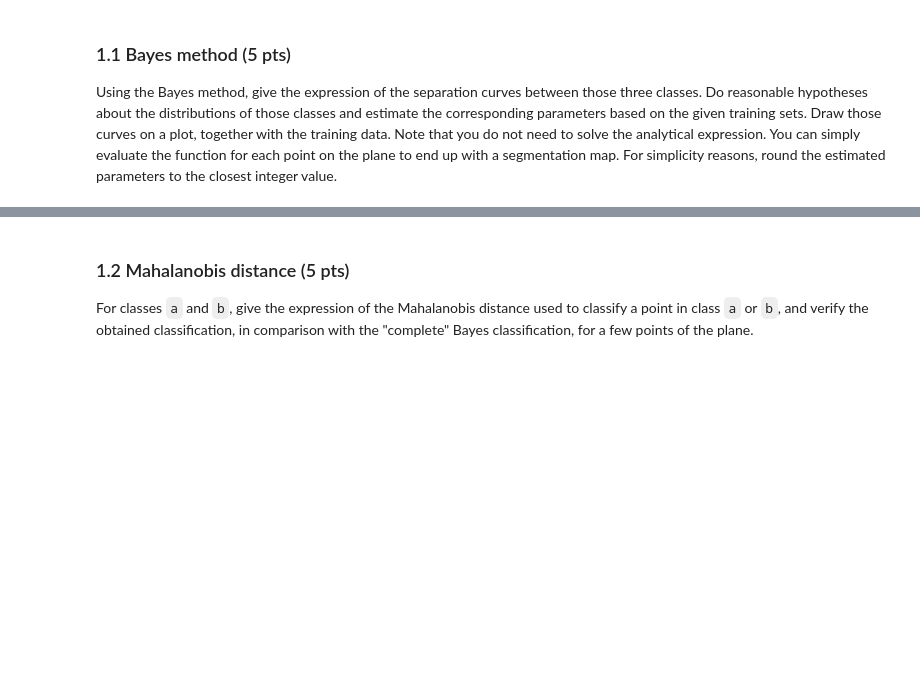
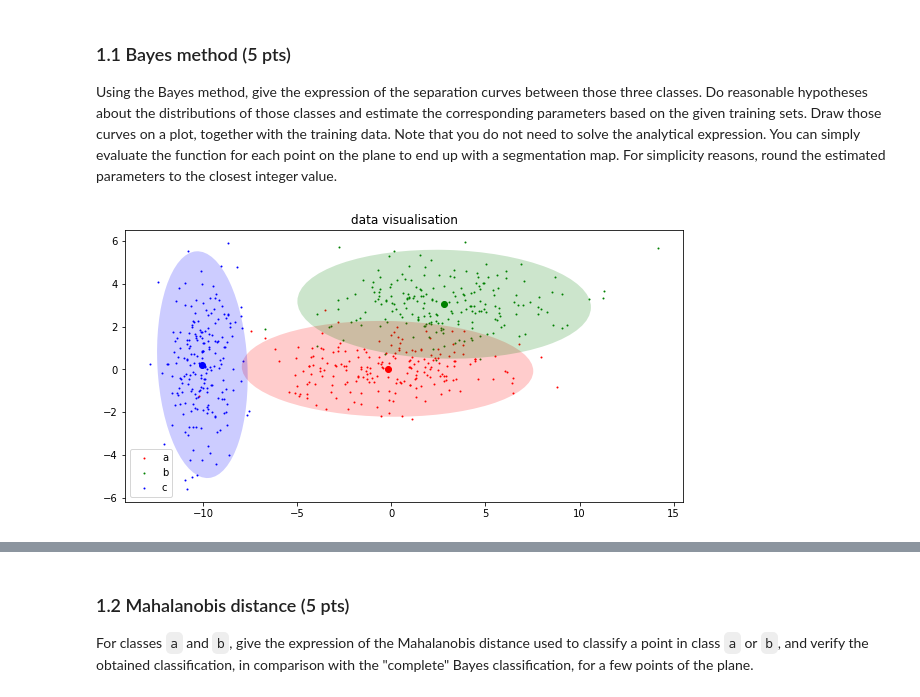
Before and after one commit to mbiselx/ImgAnlNPatRec, a Jupyter notebook: labs/lab_03_classification.ipynb, the cells around one changed output, grey strips where cells are left out. Cells and saved outputs as stored; diff of their text form; code cells hidden in the pictures; blank space fills up the shorter version.

```diff
--- a/labs/lab_03_classification.ipynb
+++ b/labs/lab_03_classification.ipynb
@@ -72,0 +118,12 @@ For simplicity reasons, round the estimated parameters to the closest integer va
+# %%
+def get_stats(data) :
+    mean = np.mean(data, axis=0)
+    cov  = np.cov(data, rowvar=False)
+    return mean, cov
+
+stats = [get_stats(d) for d in data]
+
+visualize_data(data, labels, stats)
+plt.show()
+# %% [output]
+[figure, added]
```
Also changed, not shown: parts of 3 cells of this notebook, 1 other file.
